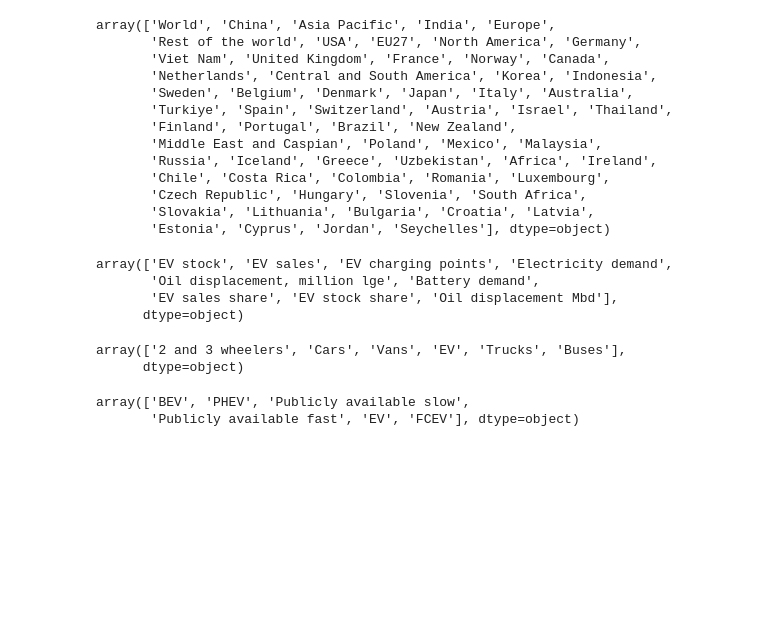
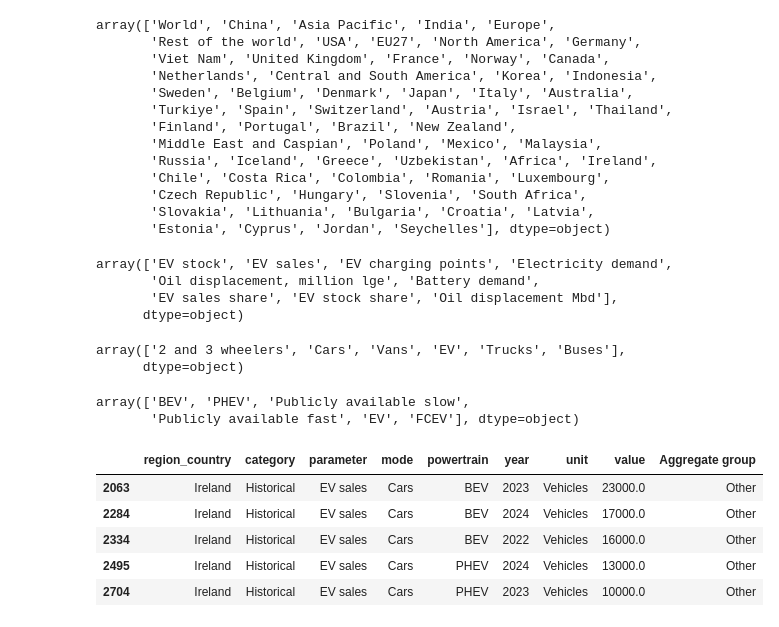
Before and after one commit to Guilherme2022448/Final-Project, a Jupyter notebook: ev_adoption_analysis.ipynb, the cells around one changed output. Saved outputs shown, nothing was run; the diff lists cells and outputs as text; code cells hidden in the pictures; blank space fills up the shorter version.

```diff
--- a/ev_adoption_analysis.ipynb
+++ b/ev_adoption_analysis.ipynb
@@ -140,3 +140,13 @@ ev_df['powertrain'].unique()
 # %% [output]
 array(['BEV', 'PHEV', 'Publicly available slow',
        'Publicly available fast', 'EV', 'FCEV'], dtype=object)
+# %%
+ireland_data = ev_df[ev_df['region_country'] == 'Ireland']
+ireland_data.head()
+# %% [output]
+|  | region_country | category | parameter | mode | powertrain | year | unit | value | Aggregate group |
+| 2063 | Ireland | Historical | EV sales | Cars | BEV | 2023 | Vehicles | 23000.0 | Other |
+| 2284 | Ireland | Historical | EV sales | Cars | BEV | 2024 | Vehicles | 17000.0 | Other |
+| 2334 | Ireland | Historical | EV sales | Cars | BEV | 2022 | Vehicles | 16000.0 | Other |
+| 2495 | Ireland | Historical | EV sales | Cars | PHEV | 2024 | Vehicles | 13000.0 | Other |
+| 2704 | Ireland | Historical | EV sales | Cars | PHEV | 2023 | Vehicles | 10000.0 | Other |
```
Also changed, not shown: parts of 10 cells of this notebook.
